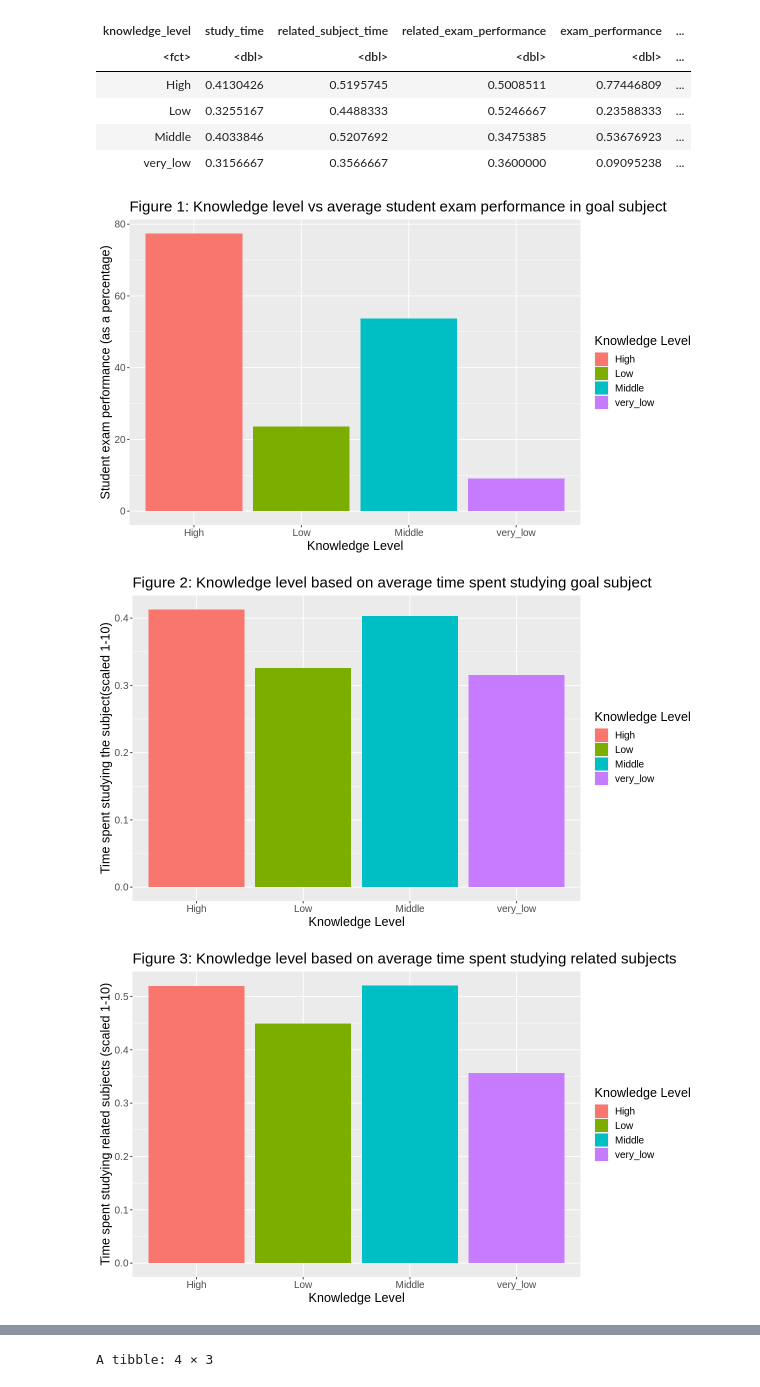
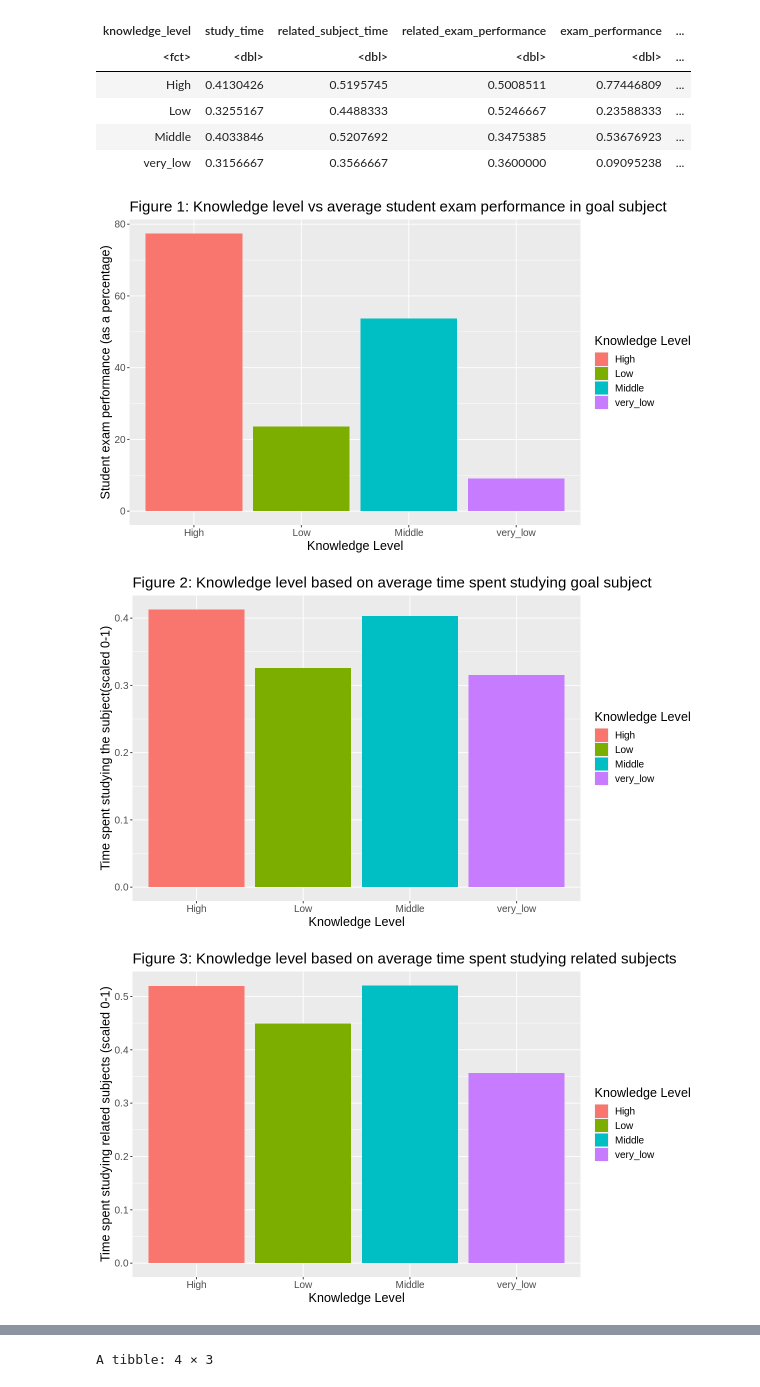
Before and after one commit to maywilsdon/dsci-100-2023s1-group-20, a Jupyter notebook: proposal.ipynb, the cells around one changed output, grey strips where cells are left out. Drawn from its saved outputs; the diff is of its cells as text; code cells hidden in the pictures.

```diff
--- a/proposal.ipynb
+++ b/proposal.ipynb
@@ -97,35 +115,35 @@ plot_exam_perf <- student_average |>
 plot_exam_perf
 
 plot_study_time <- student_average |>
     ggplot(aes(x = knowledge_level, y = study_time, fill = knowledge_level)) +
     geom_bar(stat = "identity") +
     labs(x = "Knowledge Level",
-         y = "Time spent studying the subject(scaled 1-10)",
+         y = "Time spent studying the subject(scaled 0-1)",
         fill = "Knowledge Level") +
     ggtitle("Figure 2: Knowledge level based on average time spent studying goal subject") +
     theme(text = element_text(size = 15))
 plot_study_time
 
 plot_rel_subject_time <- student_average |>
     ggplot(aes(x = knowledge_level, y = related_subject_time, fill = knowledge_level)) +
     geom_bar(stat = "identity") +
     labs(x = "Knowledge Level",
-         y = "Time spent studying related subjects (scaled 1-10)",
+         y = "Time spent studying related subjects (scaled 0-1)",
         fill = "Knowledge Level") +
     ggtitle("Figure 3: Knowledge level based on average time spent studying related subjects") +
     theme(text = element_text(size = 15))
 plot_rel_subject_time
 
 plot_rel_exam_perf <- student_average |>
     ggplot(aes(x = knowledge_level, y = related_exam_performance, fill = knowledge_level)) +
     geom_bar(stat = "identity") +
     labs(x = "Knowledge Level",
-         y = "Exam performance in related subjects (1-10)",
+         y = "Exam performance in related subjects (scaled 0-1)",
         fill = "Knowledge Level") +
     ggtitle("Figure 4: Knowledge level vs average exam performance in related subjects") +
     theme(text = element_text(size = 15))
 plot_rel_exam_perf
 # %% [output]
 [figure]
-[figure, old version]
+[figure, new version]
-[figure, old version]
+[figure, new version]
```
Also changed, not shown: parts of 4 cells of this notebook.
